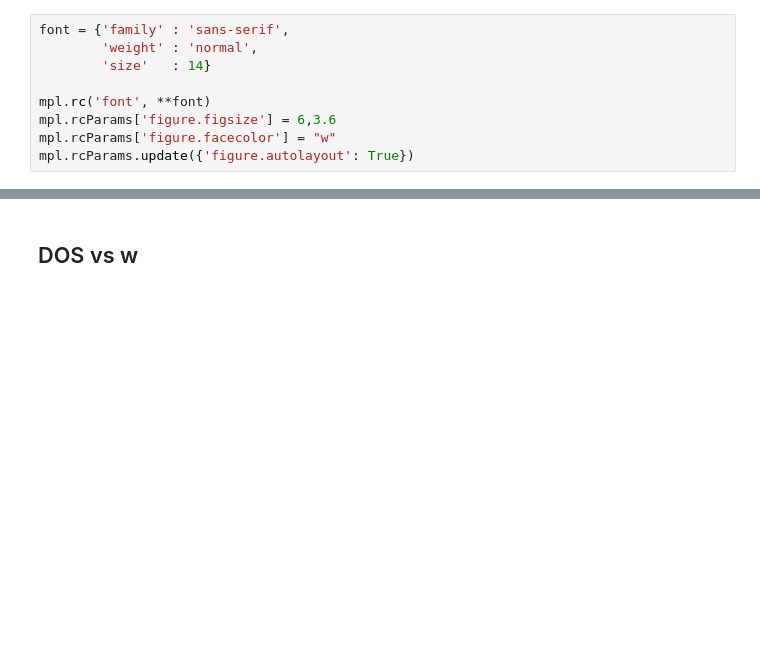
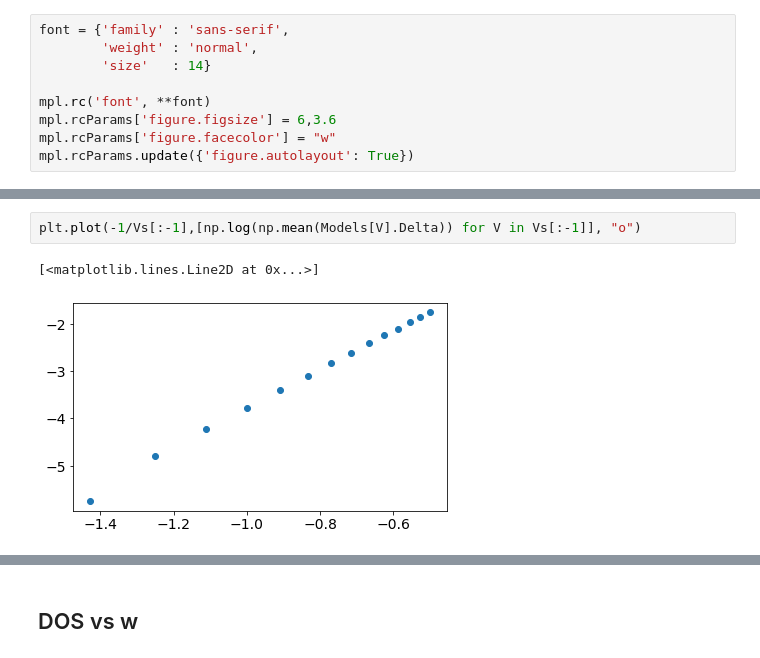
Before and after one commit to gautamra/Superconducting-Fibonacci-chain, a Jupyter notebook: Laboratory.ipynb, the cells around one changed output, grey strips where cells are left out. Saved outputs shown, nothing was run; the diff lists cells and outputs as text; blank space fills up the shorter version.

```diff
--- a/Laboratory.ipynb
+++ b/Laboratory.ipynb
@@ -11,0 +52,5 @@ mpl.rcParams.update({'figure.autolayout': True})
+# %%
+plt.plot(-1/Vs[:-1],[np.log(np.mean(Models[V].Delta)) for V in Vs[:-1]], "o")
+# %% [output]
+[<matplotlib.lines.Line2D at 0x...>]
+[figure, added]
```
Also changed, not shown: parts of 15 cells of this notebook, 1 other file.
